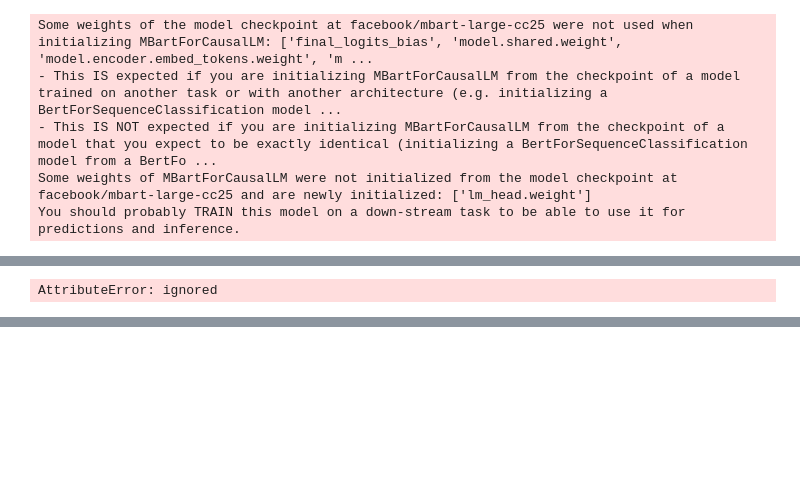
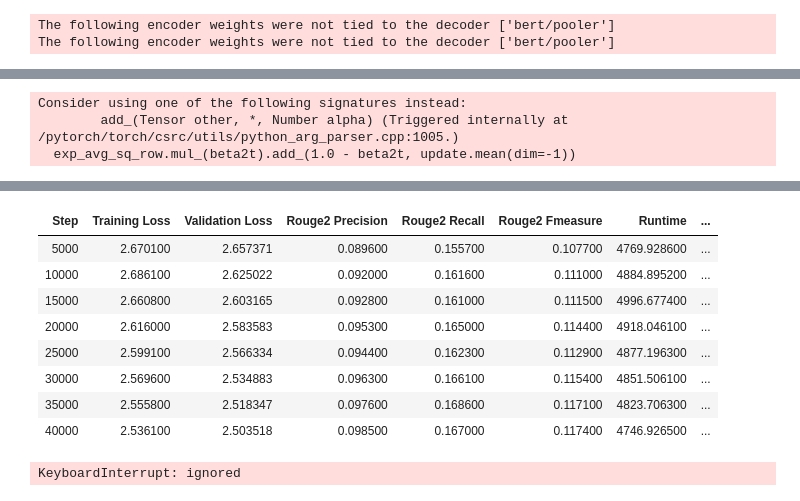
Before and after one commit to DidiDerDenker/ATS, a Jupyter notebook: Models/transformer_to_transformer_architecture/colab_env/tf2tf_colab.ipynb, the cells around one changed output, grey strips where cells are left out. Saved outputs shown, nothing was run; the diff lists cells and outputs as text; code cells hidden in the pictures; blank space fills up the shorter version.

```diff
--- a/Models/transformer_to_transformer_architecture/colab_env/tf2tf_colab.ipynb
+++ b/Models/transformer_to_transformer_architecture/colab_env/tf2tf_colab.ipynb
@@ -153,35 +264,21 @@ def empty_cache():
 # %%
 # Training
-tokenizer = transformers.BertTokenizer.from_pretrained(
-    tokenizer_name
-)
-
-tf2tf = transformers.EncoderDecoderModel.from_encoder_decoder_pretrained(
-    model_name, model_name, tie_encoder_decoder=False  # True
-)
+tokenizer, tf2tf = load_tokenizer_and_model(from_checkpoint=False)
 
 train_data, val_data, test_data = load_data(
     language=language,
     ratio_corpus_wiki=ratio_corpus_wiki,
-    ratio_corpus_news=ratio_corpus_news
+    ratio_corpus_news=ratio_corpus_news,
+    ratio_corpus_mlsum=ratio_corpus_mlsum,
+    ratio_corpus_eng=ratio_corpus_eng
 )
 
+test_cuda()
 explore_corpus(train_data)
+empty_cache()
 rouge = datasets.load_metric("rouge")
 
-tf2tf.config.decoder_start_token_id = tokenizer.cls_token_id
-tf2tf.config.bos_token_id = tokenizer.bos_token_id
-tf2tf.config.eos_token_id = tokenizer.sep_token_id
-tf2tf.config.pad_token_id = tokenizer.pad_token_id
-tf2tf.config.vocab_size = tf2tf.config.encoder.vocab_size
-
-tf2tf.config.max_length = 142
-tf2tf.config.min_length = 56
-tf2tf.config.no_repeat_ngram_size = 3
-tf2tf.config.early_stopping = True
-tf2tf.config.length_penalty = 2.0
-tf2tf.config.num_beams = 4
-
+tf2tf = configure_model(tf2tf, tokenizer)
 tf2tf.to("cuda")
 
 
@@ -189,10 +286,10 @@ def process_data_to_model_inputs(batch):
     encoder_max_length = 512
     decoder_max_length = 128
 
-    inputs = tokenizer(batch["article"], padding="max_length",
+    inputs = tokenizer(batch["text"], padding="max_length",
                        truncation=True, max_length=encoder_max_length)
 
-    outputs = tokenizer(batch["highlights"], padding="max_length",
+    outputs = tokenizer(batch["summary"], padding="max_length",
                         truncation=True, max_length=decoder_max_length)
 
     batch["input_ids"] = inputs.input_ids
@@ -210,7 +307,7 @@ train_data = train_data.map(
     process_data_to_model_inputs,
     batched=True,
     batch_size=batch_size,
-    remove_columns=["article", "highlights"]
+    remove_columns=["text", "summary"]
 )
 
 train_data.set_format(
@@ -225,7 +322,8 @@ train_data.set_format(
 val_data = val_data.map(
     process_data_to_model_inputs,
     batched=True,
-    remove_columns=["article", "highlights"]
+    batch_size=batch_size,
+    remove_columns=["text", "summary"]
 )
 
 val_data.set_format(
@@ -259,10 +357,6 @@ def compute_metrics(pred):
     }
 
 
-test_cuda()
-empty_cache()
-steps = 2000
-
 training_args = transformers.Seq2SeqTrainingArguments(
     predict_with_generate=True,
     evaluation_strategy="steps",
@@ -270,11 +364,12 @@ training_args = transformers.Seq2SeqTrainingArguments(
     per_device_eval_batch_size=batch_size,
     output_dir=path_output,
     warmup_steps=1000,
-    save_steps=steps,
+    save_steps=5000,
     logging_steps=1000,
-    eval_steps=steps,
-    eval_accumulation_steps=10,
+    eval_steps=5000,
     save_total_limit=1,
+    learning_rate=5e-5,
+    adafactor=True,
     fp16=True
 )
 
@@ -289,8 +384,5 @@ trainer = transformers.Seq2SeqTrainer(
 
 trainer.train()
 # %% [output]
-Some weights of the model checkpoint at facebook/mbart-large-cc25 were not used when initializing MBartForCausalLM: ['final_logits_bias', 'model.shared.weight', 'model.encoder.embed_tokens.weight', 'm ...
-- This IS expected if you are initializing MBartForCausalLM from the checkpoint of a model trained on another task or with another architecture (e.g. initializing a BertForSequenceClassification model ...
-- This IS NOT expected if you are initializing MBartForCausalLM from the checkpoint of a model that you expect to be exactly identical (initializing a BertForSequenceClassification model from a BertFo ...
-Some weights of MBartForCausalLM were not initialized from the model checkpoint at facebook/mbart-large-cc25 and are newly initialized: ['lm_head.weight']
-You should probably TRAIN this model on a down-stream task to be able to use it for predictions and inference.
+The following encoder weights were not tied to the decoder ['bert/pooler']
+The following encoder weights were not tied to the decoder ['bert/pooler']
@@ -314 +406,3 @@ val_data                       Dataset                Dataset({\n    features: <
-AttributeError: ignored
+Consider using one of the following signatures instead:
+        add_(Tensor other, *, Number alpha) (Triggered internally at  /pytorch/torch/csrc/utils/python_arg_parser.cpp:1005.)
+  exp_avg_sq_row.mul_(beta2t).add_(1.0 - beta2t, update.mean(dim=-1))
@@ -315,2 +410,12 @@ AttributeError: ignored
+| Step | Training Loss | Validation Loss | Rouge2 Precision | Rouge2 Recall | Rouge2 Fmeasure | Runtime | ... |
+| 5000 | 2.670100 | 2.657371 | 0.089600 | 0.155700 | 0.107700 | 4769.928600 | ... |
+| 10000 | 2.686100 | 2.625022 | 0.092000 | 0.161600 | 0.111000 | 4884.895200 | ... |
+| 15000 | 2.660800 | 2.603165 | 0.092800 | 0.161000 | 0.111500 | 4996.677400 | ... |
+| 20000 | 2.616000 | 2.583583 | 0.095300 | 0.165000 | 0.114400 | 4918.046100 | ... |
+| 25000 | 2.599100 | 2.566334 | 0.094400 | 0.162300 | 0.112900 | 4877.196300 | ... |
+| 30000 | 2.569600 | 2.534883 | 0.096300 | 0.166100 | 0.115400 | 4851.506100 | ... |
+| 35000 | 2.555800 | 2.518347 | 0.097600 | 0.168600 | 0.117100 | 4823.706300 | ... |
+| 40000 | 2.536100 | 2.503518 | 0.098500 | 0.167000 | 0.117400 | 4746.926500 | ... |
+KeyboardInterrupt: ignored
 # %%
 # Evaluation
```
Also changed, not shown: parts of 7 cells of this notebook, 31 other files.
